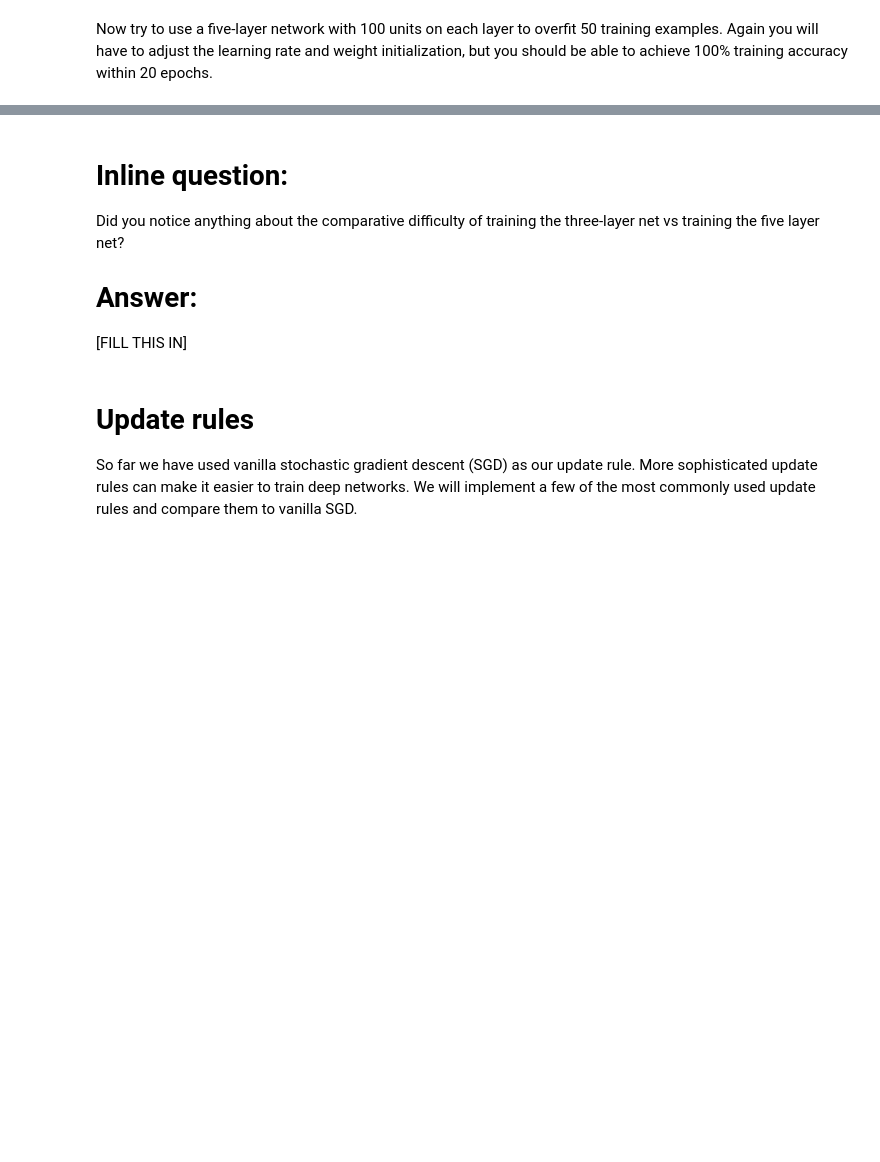
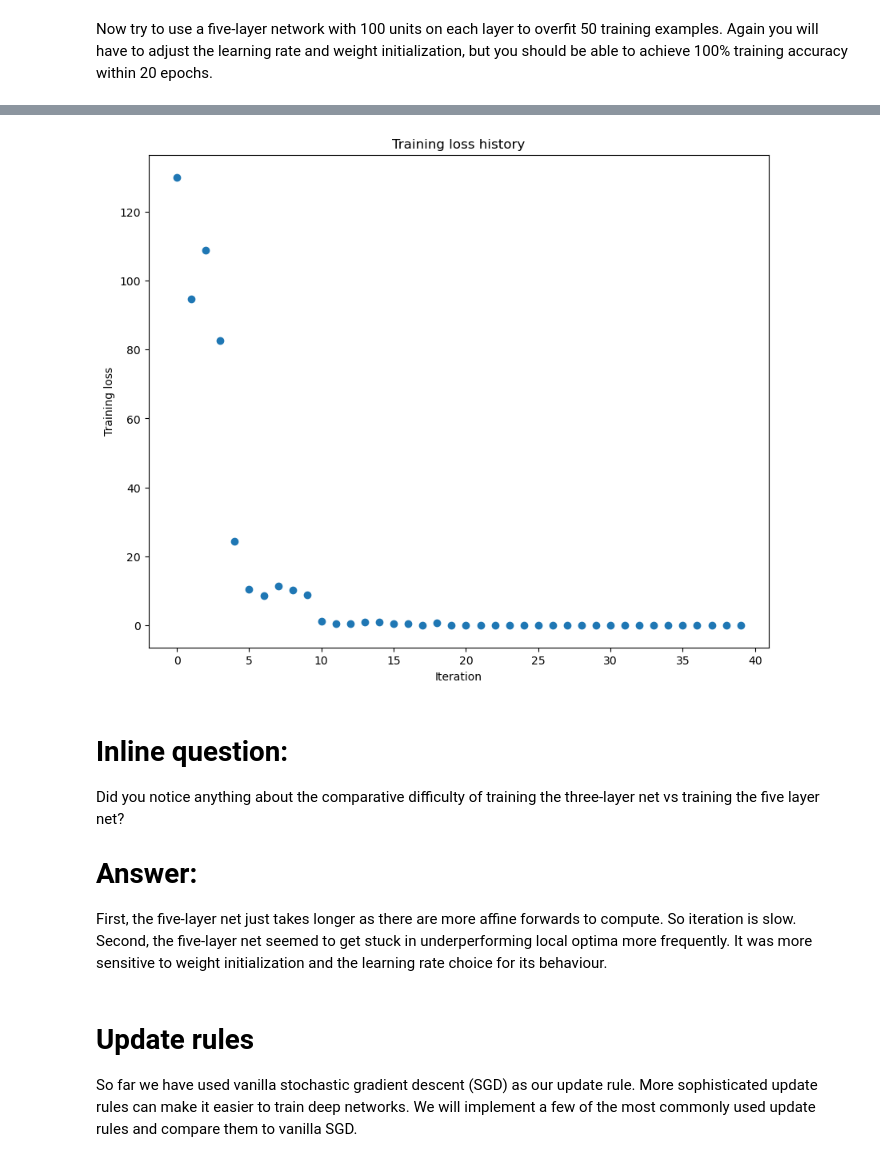
Before and after one commit to arubisov/cs182, a Jupyter notebook: FullyConnectedNets.ipynb, the cells around one changed output, grey strips where cells are left out. Saved outputs shown, nothing was run; the diff lists cells and outputs as text; code cells hidden in the pictures; blank space fills up the shorter version.

```diff
--- a/FullyConnectedNets.ipynb
+++ b/FullyConnectedNets.ipynb
@@ -432,7 +538,7 @@ small_data = {
 # TODO: Tune these parameters to get 100% train accuracy within 20 epochs. #
 ############################################################################
 learning_rate = 1e-3
-weight_scale = 1e-5
+weight_scale = 1e-1
 ############################################################################
 #                             END OF YOUR CODE                             #
 ############################################################################
@@ -455,3 +561,4 @@ plt.ylabel('Training loss')
 plt.show()
 
 solver.record_histories_as_npz('submission_logs/overfit_5layer_fc.npz')
+# %% [output]
@@ -458,9 +582,10 @@ solver.record_histories_as_npz('submission_logs/overfit_5layer_fc.npz')
+[figure, added]
 # %% [markdown]
 # Inline question:
 Did you notice anything about the comparative difficulty of training the three-layer net vs training the five layer net?
 
 # Answer:
-[FILL THIS IN]
+First, the five-layer net just takes longer as there are more affine forwards to compute. So iteration is slow. Second, the five-layer net seemed to get stuck in underperforming local optima more frequently. It was more sensitive to weight initialization and the learning rate choice for its behaviour.
 # %% [markdown]
 # Update rules
 So far we have used vanilla stochastic gradient descent (SGD) as our update rule. More sophisticated update rules can make it easier to train deep networks. We will implement a few of the most commonly used update rules and compare them to vanilla SGD.
```
Also changed, not shown: parts of 15 cells of this notebook.
